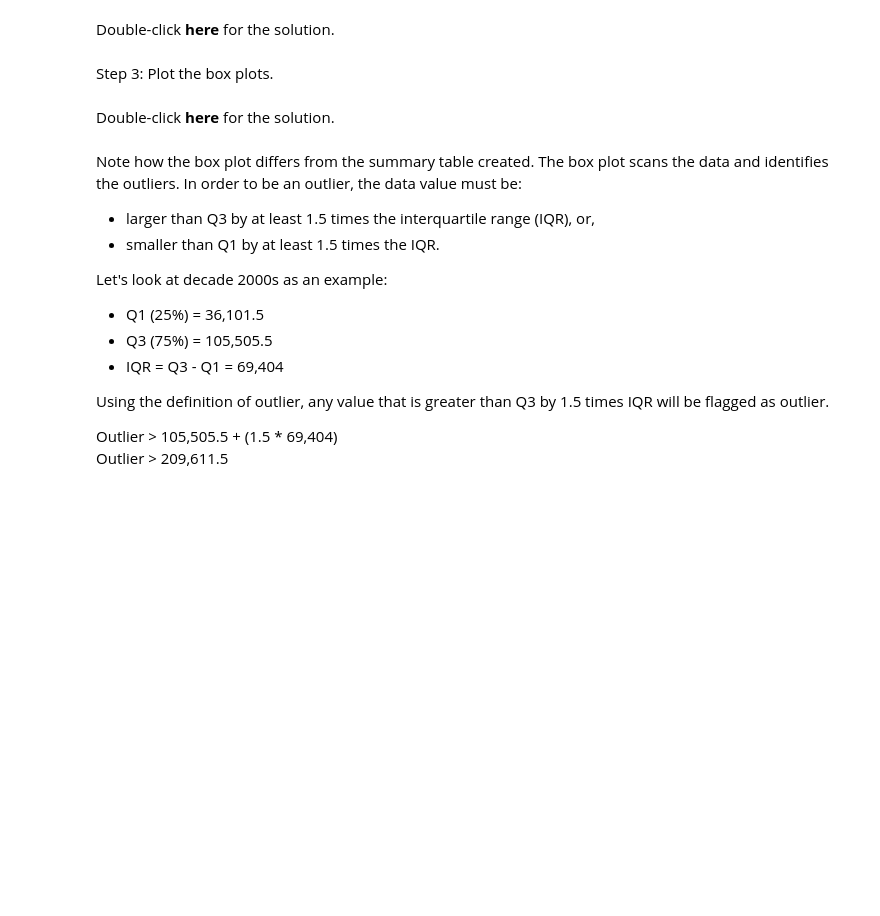
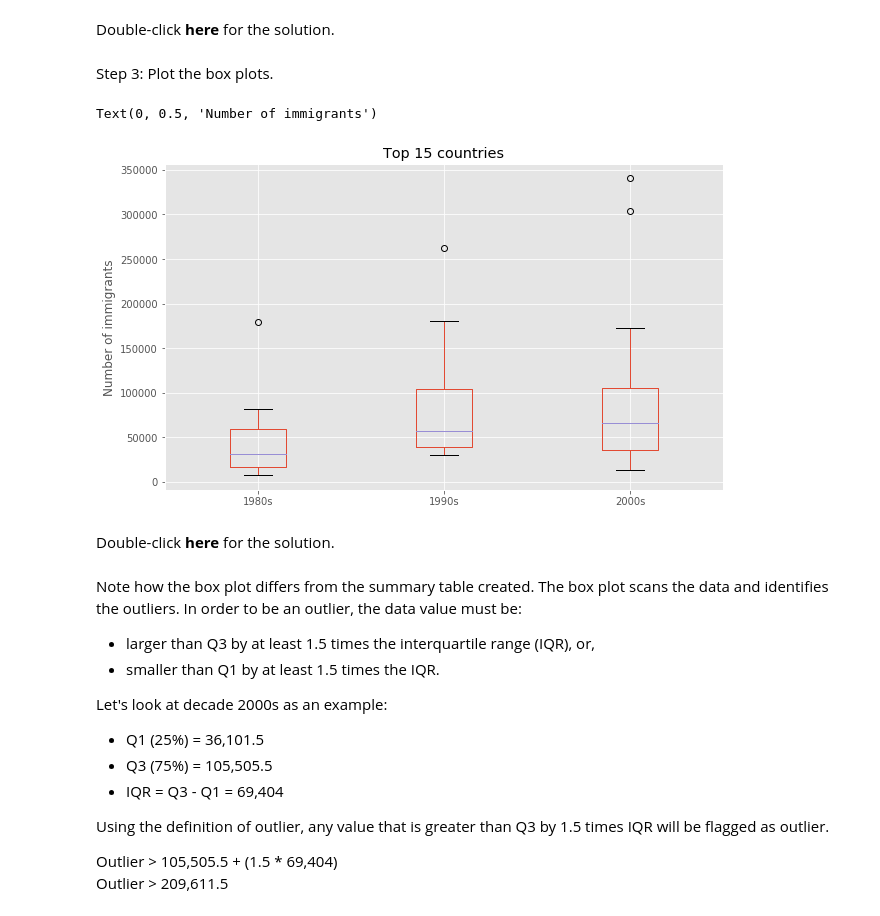
Before and after one commit to namndtth/data-science, a Jupyter notebook: data_visualization/DV0101EN-2-3-1-Pie-Charts-Box-Plots-Scatter-Plots-and-Bubble-Plots-py-v2.0.ipynb, the cells around one changed output. Drawn from its saved outputs; the diff is of its cells as text; code cells hidden in the pictures; blank space fills up the shorter version.

Commit message:
Complete Data Visualization course

```diff
--- a/data_visualization/DV0101EN-2-3-1-Pie-Charts-Box-Plots-Scatter-Plots-and-Bubble-Plots-py-v2.0.ipynb
+++ b/data_visualization/DV0101EN-2-3-1-Pie-Charts-Box-Plots-Scatter-Plots-and-Bubble-Plots-py-v2.0.ipynb
@@ -502,3 +497,15 @@ Step 2: Create a new dataframe which contains the aggregate for each decade. One
+# %%
+### type your answer here
+
+years_80s = list(map(str, range(1980, 1990)))
+years_90s = list(map(str, range(1990, 2000)))
+years_00s = list(map(str, range(2000, 2010)))
+
+df_80s = df_top15.loc[:, years_80s].sum(axis=1)
+df_90s = df_top15.loc[:, years_90s].sum(axis=1)
+df_00s = df_top15.loc[:, years_00s].sum(axis=1)
+
+new_df = pd.DataFrame({'1980s': df_80s, '1990s':df_90s, '2000s':df_00s})
 # %% [markdown]
 Double-click __here__ for the solution.
 <!-- The correct answer is:
@@ -540,3 +556,13 @@ Step 3: Plot the box plots.
+# %%
+### type your answer here
+
+new_df.plot(kind='box', figsize=(10, 6))
+
+plt.title('Top 15 countries')
+plt.ylabel('Number of immigrants')
+# %% [output]
+Text(0, 0.5, 'Number of immigrants')
+[figure, added]
 # %% [markdown]
 Double-click __here__ for the solution.
 <!-- The correct answer is:
```
Also changed, not shown: parts of 19 cells of this notebook, 14 other files.
